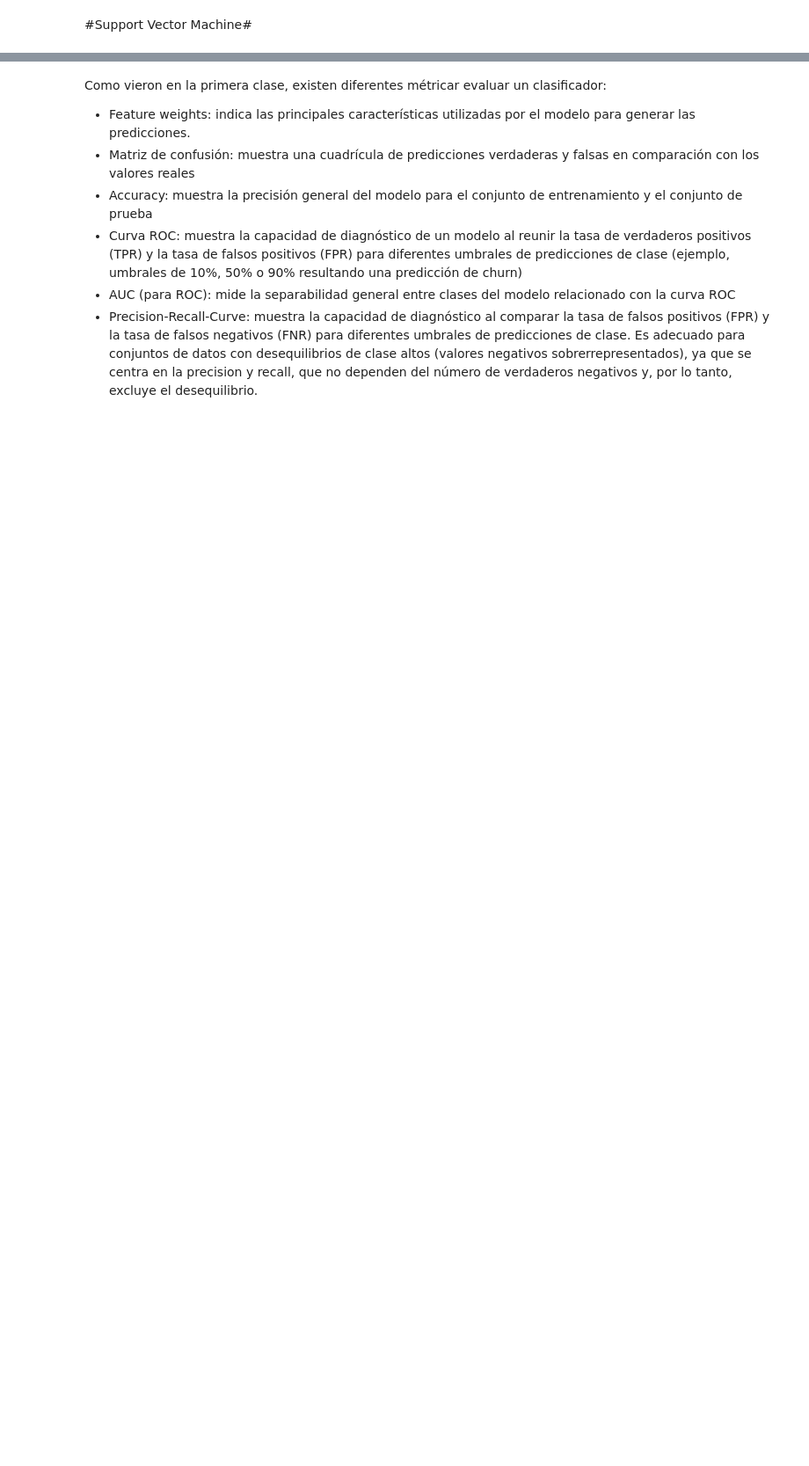
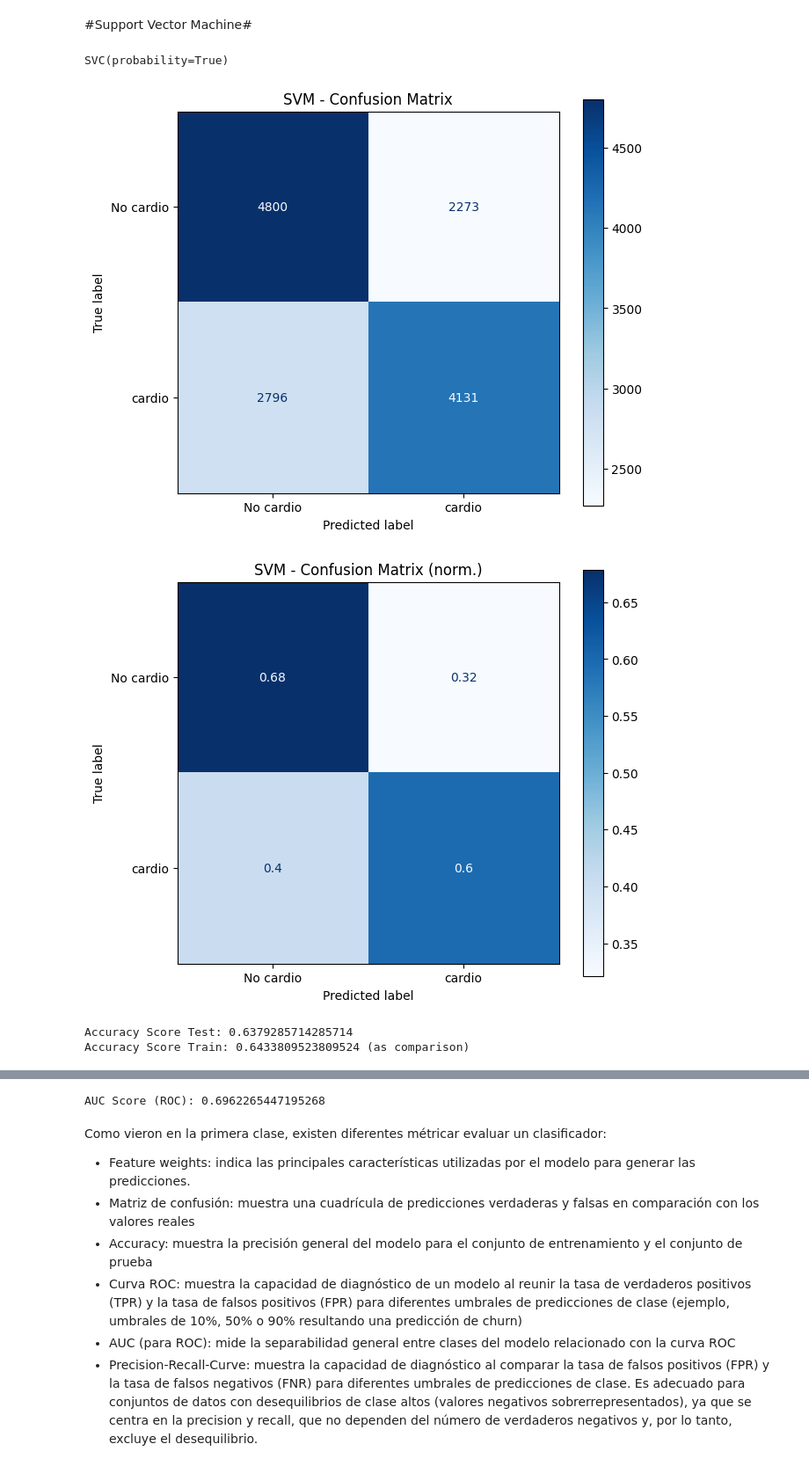
Before and after one commit to Ricardomanuel1/Maestr-a_Ciencia_de_Datos, a Jupyter notebook: MACHINE LEARNING Y DEEP LEARNING/TareaRegresionClasificacion.ipynb, the cells around one changed output, grey strips where cells are left out. Shown at 88% size. Drawn from its saved outputs; the diff is of its cells as text; code cells hidden in the pictures; blank space fills up the shorter version.

```diff
--- a/MACHINE LEARNING Y DEEP LEARNING/TareaRegresionClasificacion.ipynb
+++ b/MACHINE LEARNING Y DEEP LEARNING/TareaRegresionClasificacion.ipynb
@@ -719,0 +848,3 @@ X_train, X_test, y_train, y_test = train_test_split(X, y, test_size=0.2, random_
+# %%
+rf = RandomForestClassifier()
+rf.fit(X_train, y_train)
@@ -721,0 +871,4 @@ X_train, X_test, y_train, y_test = train_test_split(X, y, test_size=0.2, random_
+# %%
+clf = GradientBoostingClassifier(n_estimators=100, learning_rate=1.0,
+ max_depth=1, random_state=0)
+clf.fit(X_train, y_train)
@@ -723,0 +894,17 @@ X_train, X_test, y_train, y_test = train_test_split(X, y, test_size=0.2, random_
+# %%
+support_vector_m = SVC(kernel='rbf', probability=True)
+support_vector_m.fit(X_train,y_train)
+# %% [output]
+SVC(probability=True)
+# %%
+y_pred_svm = support_vector_m.predict(X_test)
+y_pred_svm_prob = support_vector_m.predict_proba(X_test)
+# %%
+confusion_matrix_plot(X_train, y_train, X_test, y_test, support_vector_m, y_pred_svm, 'SVM')
+roc_curve_auc_score(X_test, y_test, y_pred_svm_prob, 'SVM')
+#precision_recall_curve_and_scores(X_test, y_test, y_pred_svm, y_pred_svm_prob, 'SVM')
+# %% [output]
+[figure, added]
+[figure, added]
+Accuracy Score Test: 0.6379285714285714
+Accuracy Score Train: 0.6433809523809524 (as comparison)
@@ -724,3 +912,4 @@ X_train, X_test, y_train, y_test = train_test_split(X, y, test_size=0.2, random_
+AUC Score (ROC): 0.6962265447195268
 # %% [markdown]
 Como vieron en la primera clase, existen diferentes métricar evaluar un clasificador:
 - Feature weights: indica las principales características utilizadas por el modelo para generar las predicciones.
```
Also changed, not shown: parts of 52 cells of this notebook.
